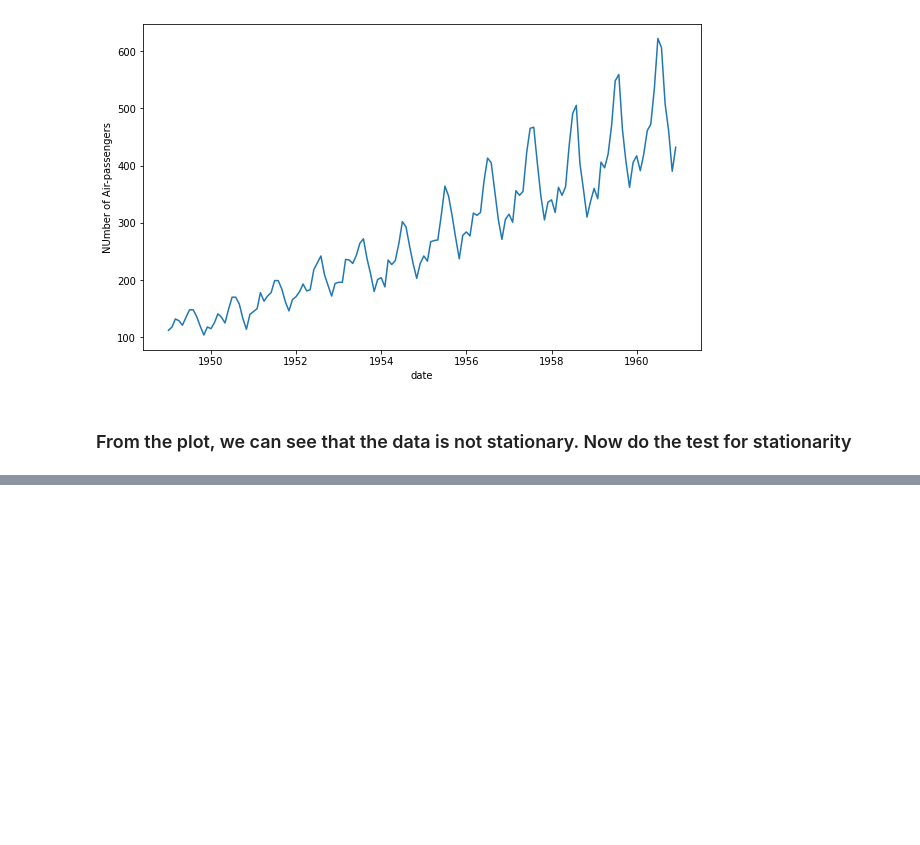
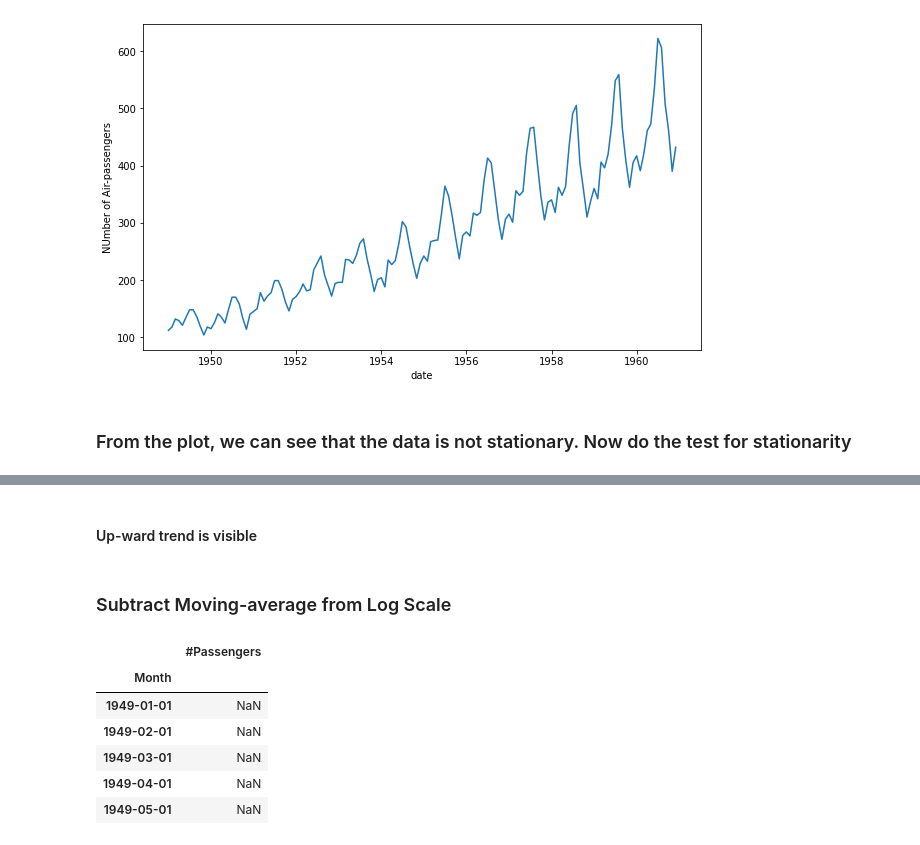
Before and after one commit to emddarn/time-series-prediction, a Jupyter notebook: time_series_prediction.ipynb, the cells around one changed output, grey strips where cells are left out. Drawn from its saved outputs; the diff is of its cells as text; code cells hidden in the pictures; blank space fills up the shorter version.

```diff
--- a/time_series_prediction.ipynb
+++ b/time_series_prediction.ipynb
@@ -115,0 +135,17 @@ dtype: float64
+# %% [markdown]
+#### Up-ward trend is visible
+# %% [markdown]
+### Subtract Moving-average from Log Scale
+# %%
+moving_avg = ds_indxd_log.rolling(window=12).mean()
+#moving_std = ds_indxd_log.rolling(window=12).std()
+ds_indxd_log_diff_mov_avg = ds_indxd_log - moving_avg
+ds_indxd_log_diff_mov_avg.head()
+# %% [output]
+|  | #Passengers |
+| Month |  |
+| 1949-01-01 | NaN |
+| 1949-02-01 | NaN |
+| 1949-03-01 | NaN |
+| 1949-04-01 | NaN |
+| 1949-05-01 | NaN |
```
Also changed, not shown: parts of 15 cells of this notebook.
